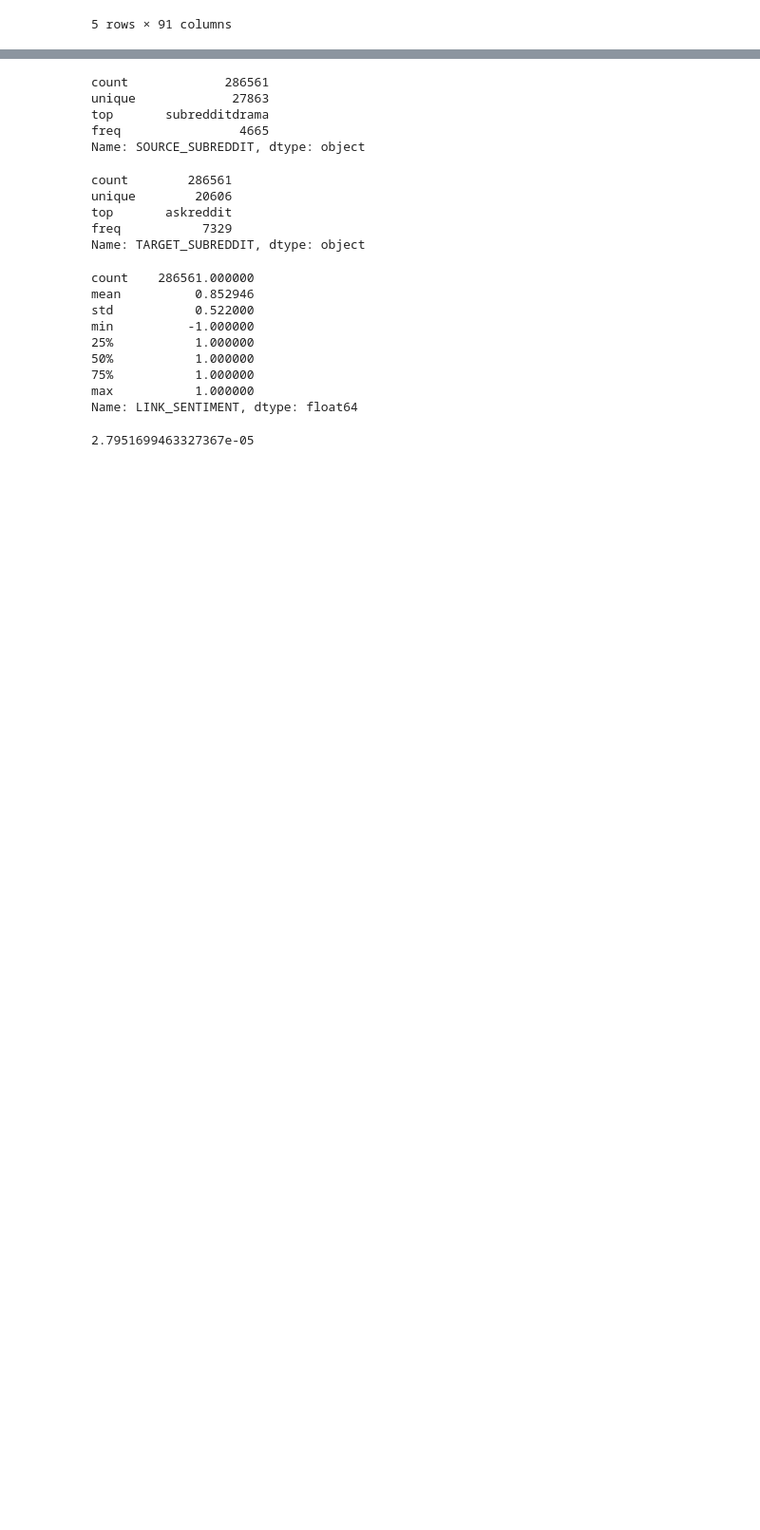
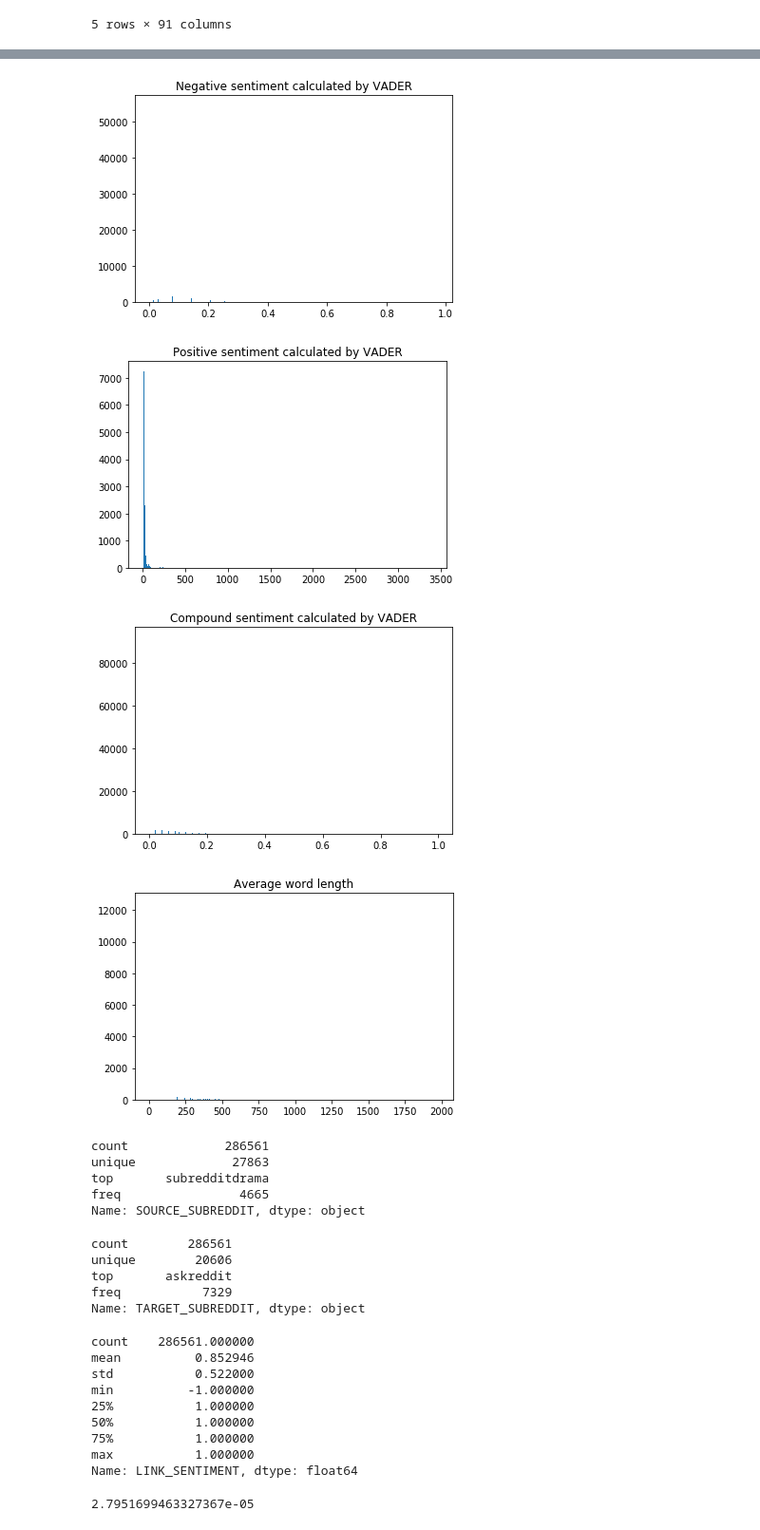
Before and after one commit to zhang-lucy/18.065-final-project, a Jupyter notebook: explore.ipynb, the cells around one changed output, grey strips where cells are left out. Shown at 95% size. Drawn from its saved outputs; the diff is of its cells as text; code cells hidden in the pictures; blank space fills up the shorter version.

Commit message:
add plots

```diff
--- a/explore.ipynb
+++ b/explore.ipynb
@@ -35,7 +38,7 @@ with open('properties.txt') as fp:
 propsDf = df["PROPERTIES"].str.split(",", expand=True)
 for i in range(len(properties)):
     prop = properties[i]
-    df[prop] = propsDf[i]
+    df[prop] = propsDf[i].astype("float64")
 df.drop(columns="PROPERTIES",inplace=True)
 # %%
 df.head()
@@ -49,0 +73,22 @@ df.head()
+# %%
+hist_columns = [' Negative sentiment calculated by VADER',
+                ' Positive sentiment calculated by VADER',
+                ' Compound sentiment calculated by VADER',
+               ' Average word length',
+               'Number of words',
+               'Number of unique works',
+               ' Average number of characters per sentence']
+filenames = ['negative_vader','positive_vader','compound_vader',
+             'average_word_length','num_words','num_unique_words',
+            'average_chars_per_sentence']
+for i in range (len(hist_columns)):
+    filename = filenames[i]
+    plt.hist(df[hist_columns[i]],bins=10000)
+    plt.title(hist_columns[i][1:])
+    plt.savefig("plots/"+filename+".png")
+    plt.show()
+# %% [output]
+[figure, added]
+[figure, added]
+[figure, added]
+[figure, added]
```
Also changed, not shown: parts of 7 cells of this notebook, 7 other files.
